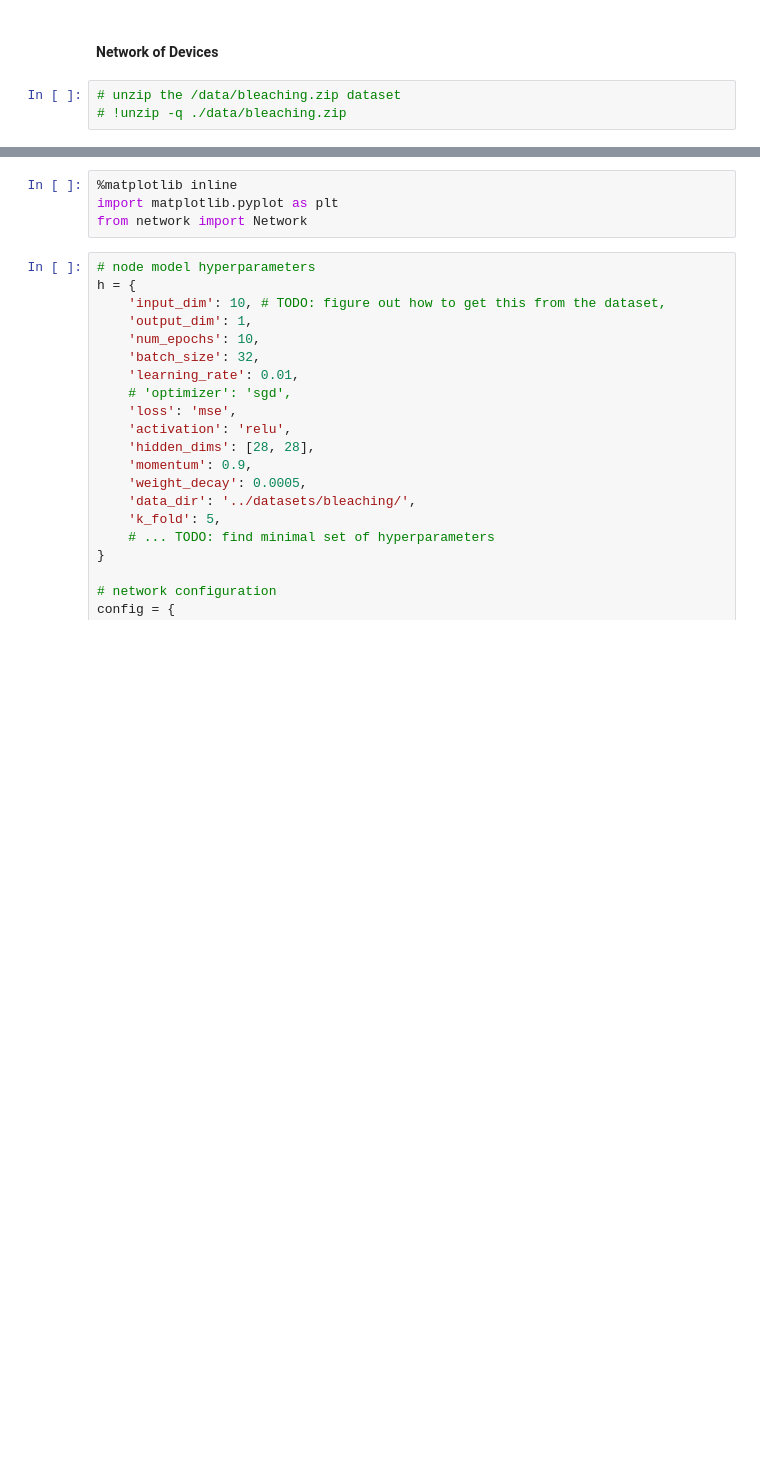
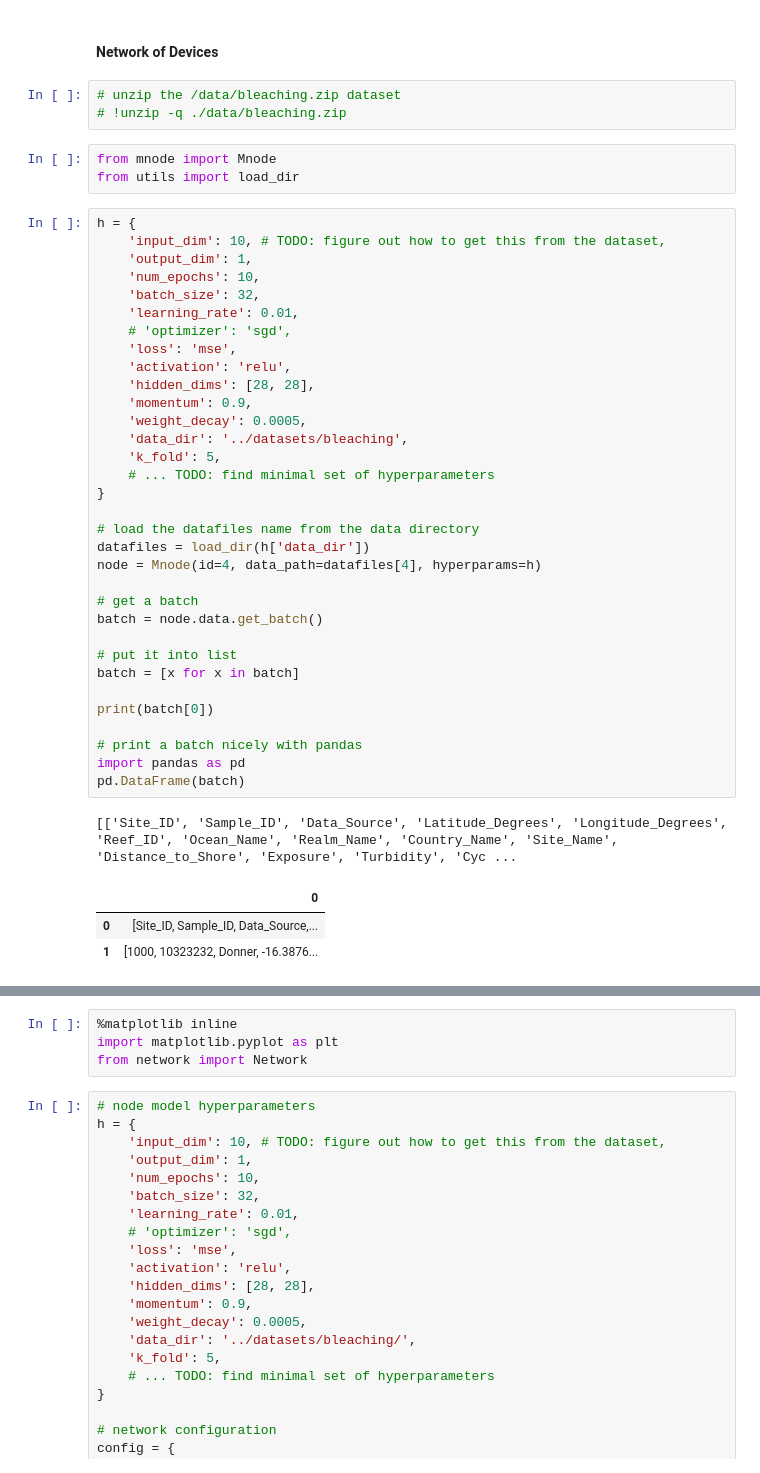
Before and after one commit to ERUD1T3/federated-learning-research, a Jupyter notebook: sources/bleaching.ipynb, the cells around one changed output, grey strips where cells are left out. Drawn from its saved outputs; the diff is of its cells as text; blank space fills up the shorter version.

Commit message:
update on executing one training step on a node

```diff
--- a/sources/bleaching.ipynb
+++ b/sources/bleaching.ipynb
@@ -3,3 +3,44 @@
 # %%
 # unzip the /data/bleaching.zip dataset
 # !unzip -q ./data/bleaching.zip
+# %%
+from mnode import Mnode
+from utils import load_dir
+# %%
+h = {
+    'input_dim': 10, # TODO: figure out how to get this from the dataset,
+    'output_dim': 1,
+    'num_epochs': 10,
+    'batch_size': 32,
+    'learning_rate': 0.01,
+    # 'optimizer': 'sgd',
+    'loss': 'mse',
+    'activation': 'relu',
+    'hidden_dims': [28, 28],
+    'momentum': 0.9,
+    'weight_decay': 0.0005,
+    'data_dir': '../datasets/bleaching',
+    'k_fold': 5,
+    # ... TODO: find minimal set of hyperparameters
+}
+
+# load the datafiles name from the data directory
+datafiles = load_dir(h['data_dir'])
+node = Mnode(id=4, data_path=datafiles[4], hyperparams=h)
+
+# get a batch
+batch = node.data.get_batch()
+
+# put it into list
+batch = [x for x in batch]
+
+print(batch[0])
+
+# print a batch nicely with pandas
+import pandas as pd
+pd.DataFrame(batch)
+# %% [output]
+[['Site_ID', 'Sample_ID', 'Data_Source', 'Latitude_Degrees', 'Longitude_Degrees', 'Reef_ID', 'Ocean_Name', 'Realm_Name', 'Country_Name', 'Site_Name', 'Distance_to_Shore', 'Exposure', 'Turbidity', 'Cyc ...
+|  | 0 |
+| 0 | [Site_ID, Sample_ID, Data_Source,... |
+| 1 | [1000, 10323232, Donner, -16.3876... |
```
Also changed, not shown: parts of 1 cell of this notebook, 3 other files.
